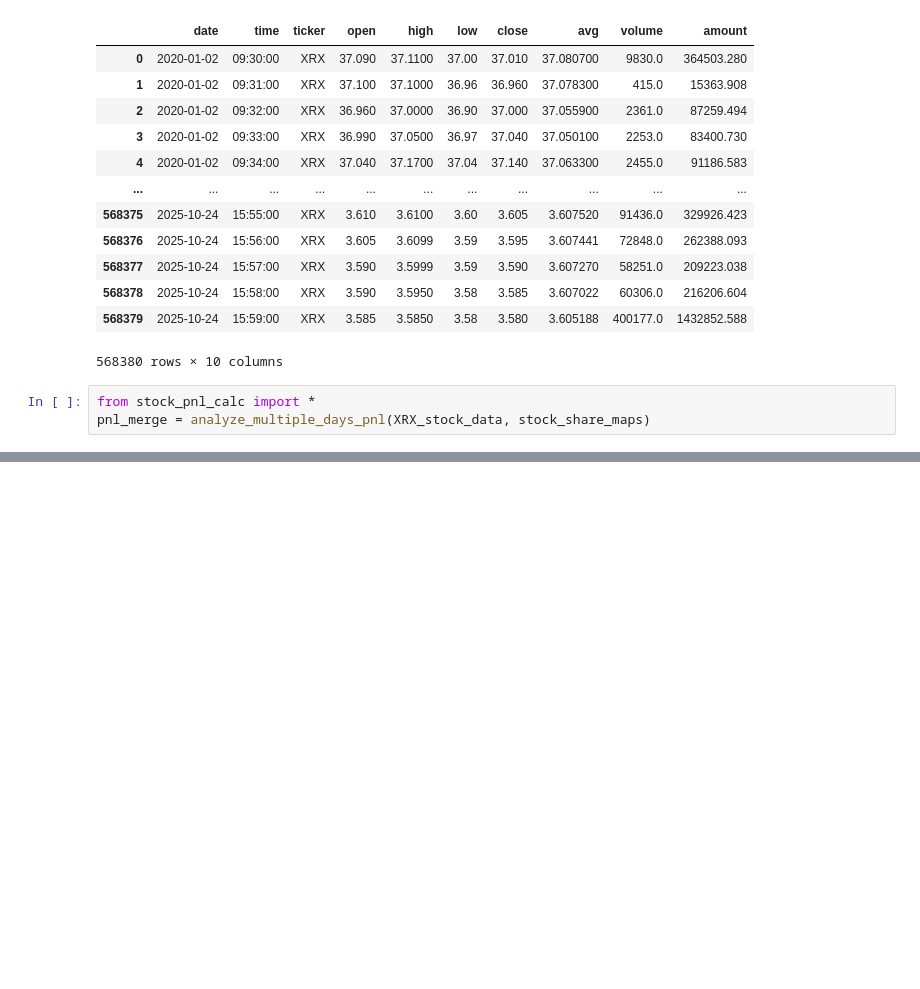
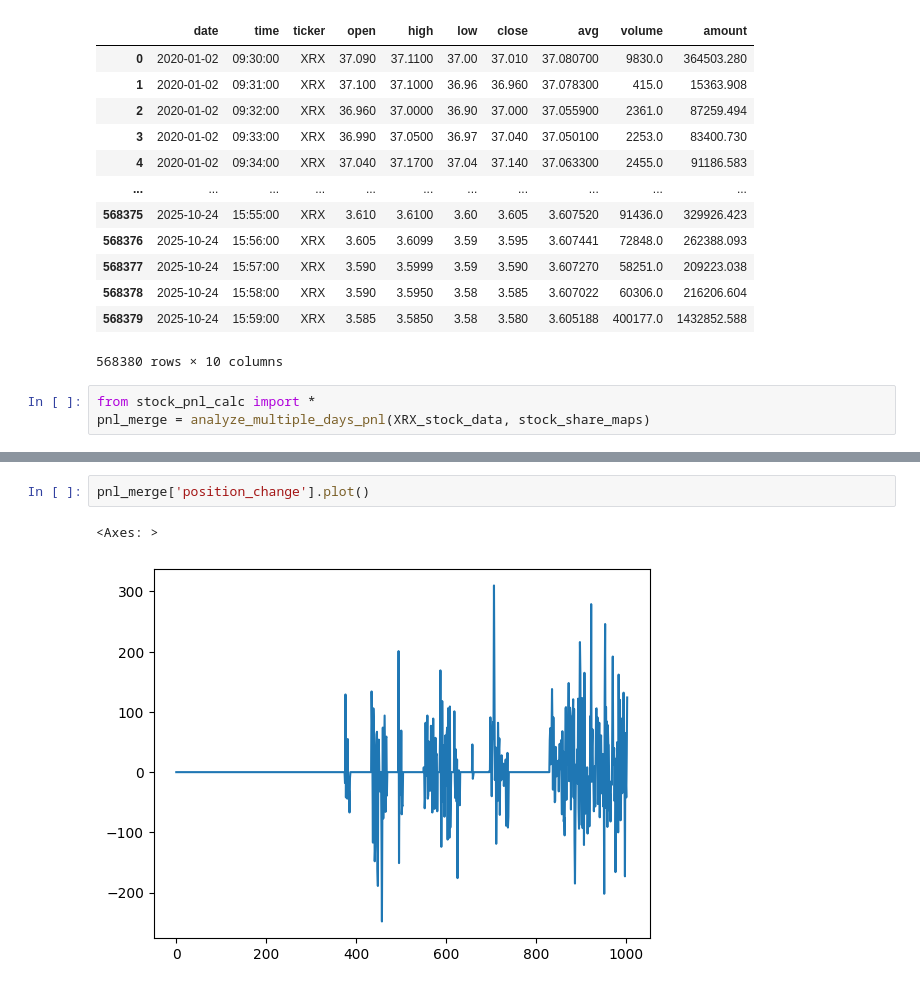
Before and after one commit to youngyicheng/credit_research, a Jupyter notebook: demo_w_option.ipynb, the cells around one changed output, grey strips where cells are left out. Drawn from its saved outputs; the diff is of its cells as text; blank space fills up the shorter version.

```diff
--- a/demo_w_option.ipynb
+++ b/demo_w_option.ipynb
@@ -265,0 +265,5 @@ pnl_merge
+# %%
+pnl_merge['position_change'].plot()
+# %% [output]
+<Axes: >
+[figure, added]
```
Also changed, not shown: parts of 2 cells of this notebook.
